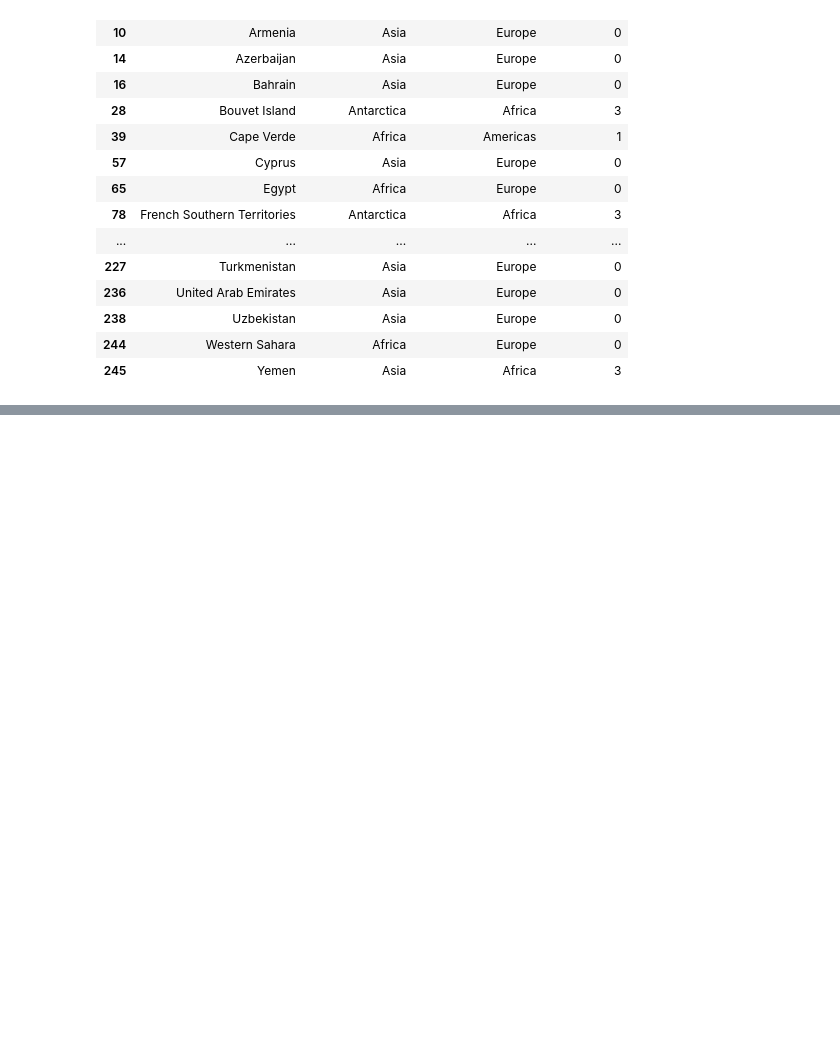
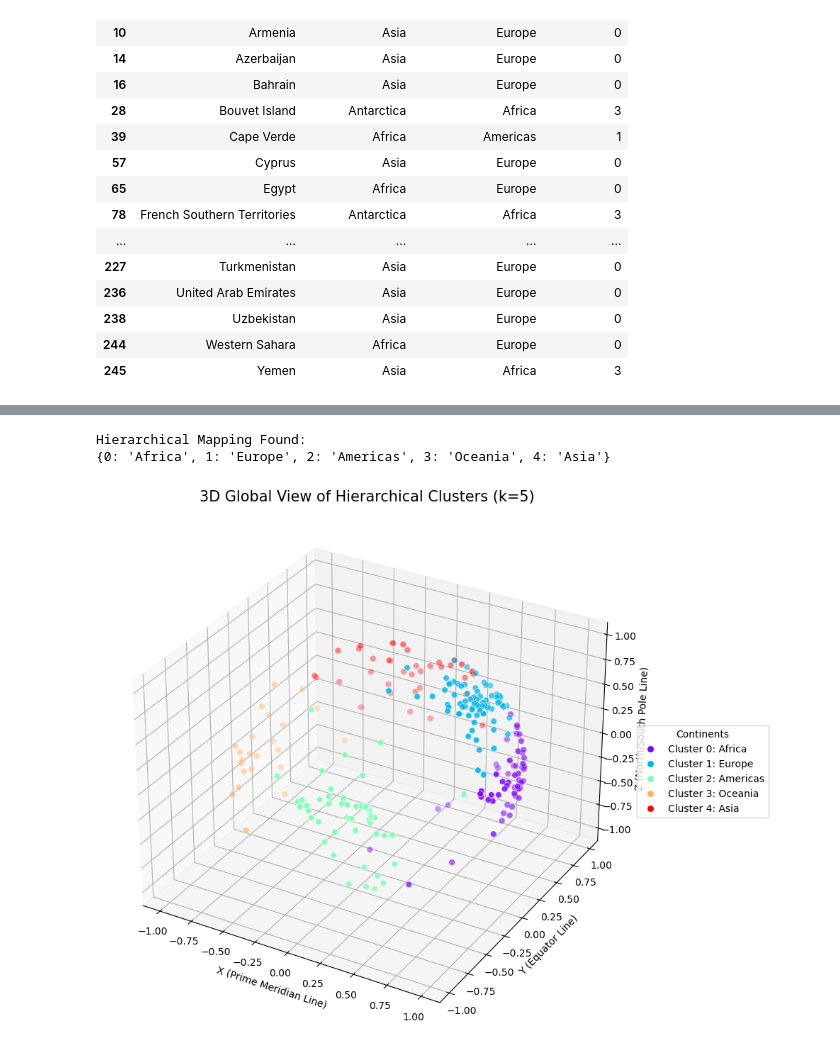
Before and after one commit to Syaza777/Clustering, a Jupyter notebook: Clustering.ipynb, the cells around one changed output, grey strips where cells are left out. Saved outputs shown, nothing was run; the diff lists cells and outputs as text; code cells hidden in the pictures; blank space fills up the shorter version.

```diff
--- a/Clustering.ipynb
+++ b/Clustering.ipynb
@@ -430,0 +512,3 @@ In this lab, the Hierarchical clustering algorithm is applied to group countries
+# %%
+x2['hc_cluster'] = y_hc
+x2.head()
@@ -430,0 +567,12 @@ In this lab, the Hierarchical clustering algorithm is applied to group countries
+# %%
+# Create a dictionary that finds the most frequent actual continent in each cluster
+cluster_map = x.groupby('hc_cluster')['actual_continent'].agg(lambda x: x.mode()[0]).to_dict()
+
+# Map those names to a NEW column (this prevents the KeyError)
+x['predicted_continent_hc'] = x['hc_cluster'].map(cluster_map)
+
+# Filter rows where the actual continent doesn't match the prediction
+mismatches = x[x['actual_continent'] != x['predicted_continent_hc']]
+
+# Display the countries causing the accuracy to drop
+mismatches[['country_name', 'actual_continent', 'predicted_continent_hc', 'hc_cluster']]
@@ -430,0 +597,45 @@ In this lab, the Hierarchical clustering algorithm is applied to group countries
+# %%
+import matplotlib.pyplot as plt
+from mpl_toolkits.mplot3d import Axes3D
+
+# --- 1. Manual Mapping Logic ---
+# This identifies which Cluster ID (0-4) belongs to which Continent
+cluster_to_continent_map = x.groupby('hc_cluster')['actual_continent'].agg(lambda x: x.mode()[0]).to_dict()
+
+# Apply the mapping to your dataframe
+x['predicted_continent_hc'] = x['hc_cluster'].map(cluster_to_continent_map)
+
+print("Hierarchical Mapping Found:")
+print(cluster_to_continent_map)
+
+# --- 2. 3D Global Visualization ---
+fig = plt.figure(figsize=(10, 8))
+ax = fig.add_subplot(111, projection='3d')
+
+# Plot each cluster with a different color
+# We use x, y, z which represent the country's position on the sphere
+scatter = ax.scatter(x2['x'], x2['y'], x2['z'],
+                     c=x['hc_cluster'],
+                     cmap='rainbow',
+                     marker='o',
+                     s=40,
+                     edgecolors='w',
+                     linewidth=0.5)
+
+# Add labels and title
+ax.set_title('3D Global View of Hierarchical Clusters (k=5)', fontsize=15)
+ax.set_xlabel('X (Prime Meridian Line)')
+ax.set_ylabel('Y (Equator Line)')
+ax.set_zlabel('Z (North/South Pole Line)')
+
+# Add a legend based on your manual mapping
+# This creates a color-coded key for the continents
+legend_labels = [f"Cluster {k}: {v}" for k, v in cluster_to_continent_map.items()]
+plt.legend(handles=scatter.legend_elements()[0], labels=legend_labels, title="Continents", loc='center left', bbox_to_anchor=(1, 0.5))
+
+plt.tight_layout()
+plt.show()
+# %% [output]
+Hierarchical Mapping Found:
+{0: 'Africa', 1: 'Europe', 2: 'Americas', 3: 'Oceania', 4: 'Asia'}
+[figure, added]
```
Also changed, not shown: parts of 11 cells of this notebook, 1 other file.
